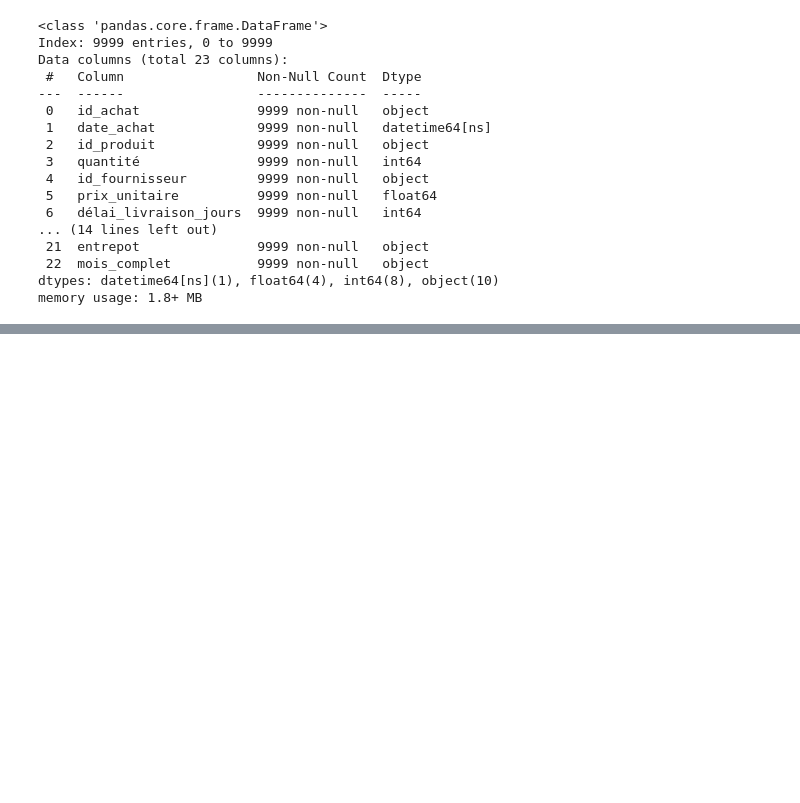
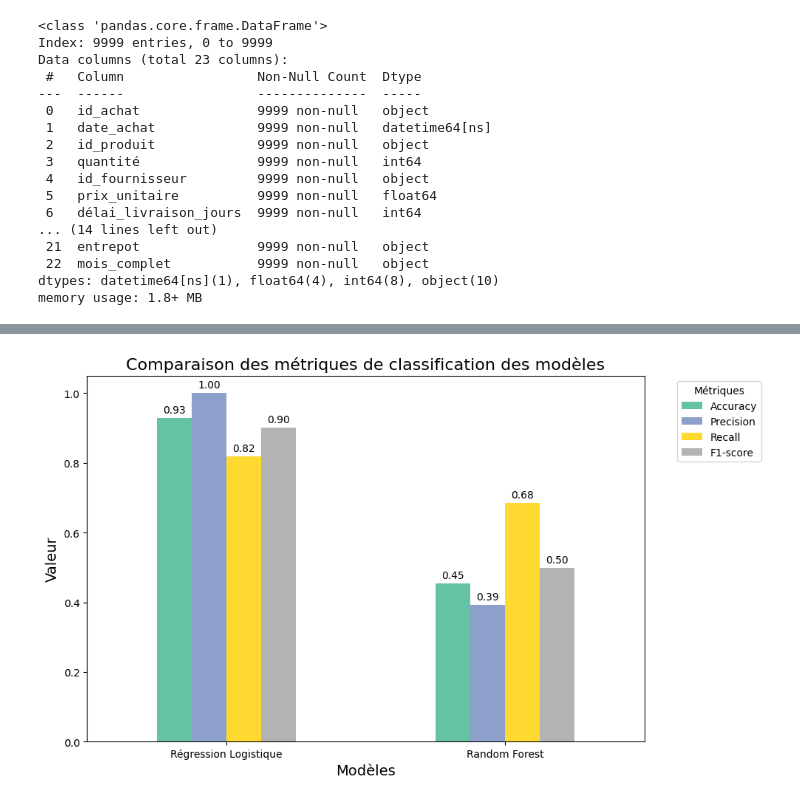
Before and after one commit to Fanaingamampiandra/Projet_Supply_chain, a Jupyter notebook: stephanie/achat_prod_fourn_stock.ipynb, the cells around one changed output, grey strips where cells are left out. Drawn from its saved outputs; the diff is of its cells as text; code cells hidden in the pictures; blank space fills up the shorter version.

```diff
--- a/stephanie/achat_prod_fourn_stock.ipynb
+++ b/stephanie/achat_prod_fourn_stock.ipynb
@@ -924,0 +585,2 @@ plt.show()
+# %%
+y_pred = (log_model.predict_proba(X_test)[:, 1] > 0.3).astype(int)
@@ -924,0 +765,29 @@ plt.show()
+# %%
+ax = metrics.set_index("Model").plot(
+    kind="bar", figsize=(10, 6), colormap="Set2"
+)
+
+plt.title("Comparaison des métriques de classification des modèles", fontsize=16)
+plt.ylabel("Valeur", fontsize=14)
+plt.xlabel("Modèles", fontsize=14)
+plt.xticks(rotation=0)
+plt.legend(title="Métriques", bbox_to_anchor=(1.05, 1), loc="upper left")
+
+# Affichage des valeurs sur les barres
+for p in ax.patches:
+    height = p.get_height()
+    ax.annotate(
+        f"{height:.2f}",
+        (p.get_x() + p.get_width() / 2, height),
+        ha="center",
+        va="bottom",
+        fontsize=10,
+        color="black",
+        xytext=(0, 3),
+        textcoords="offset points",
+    )
+
+plt.tight_layout()
+plt.show()
+# %% [output]
+[figure, added]
```
Also changed, not shown: parts of 35 cells of this notebook, 1 other file.
